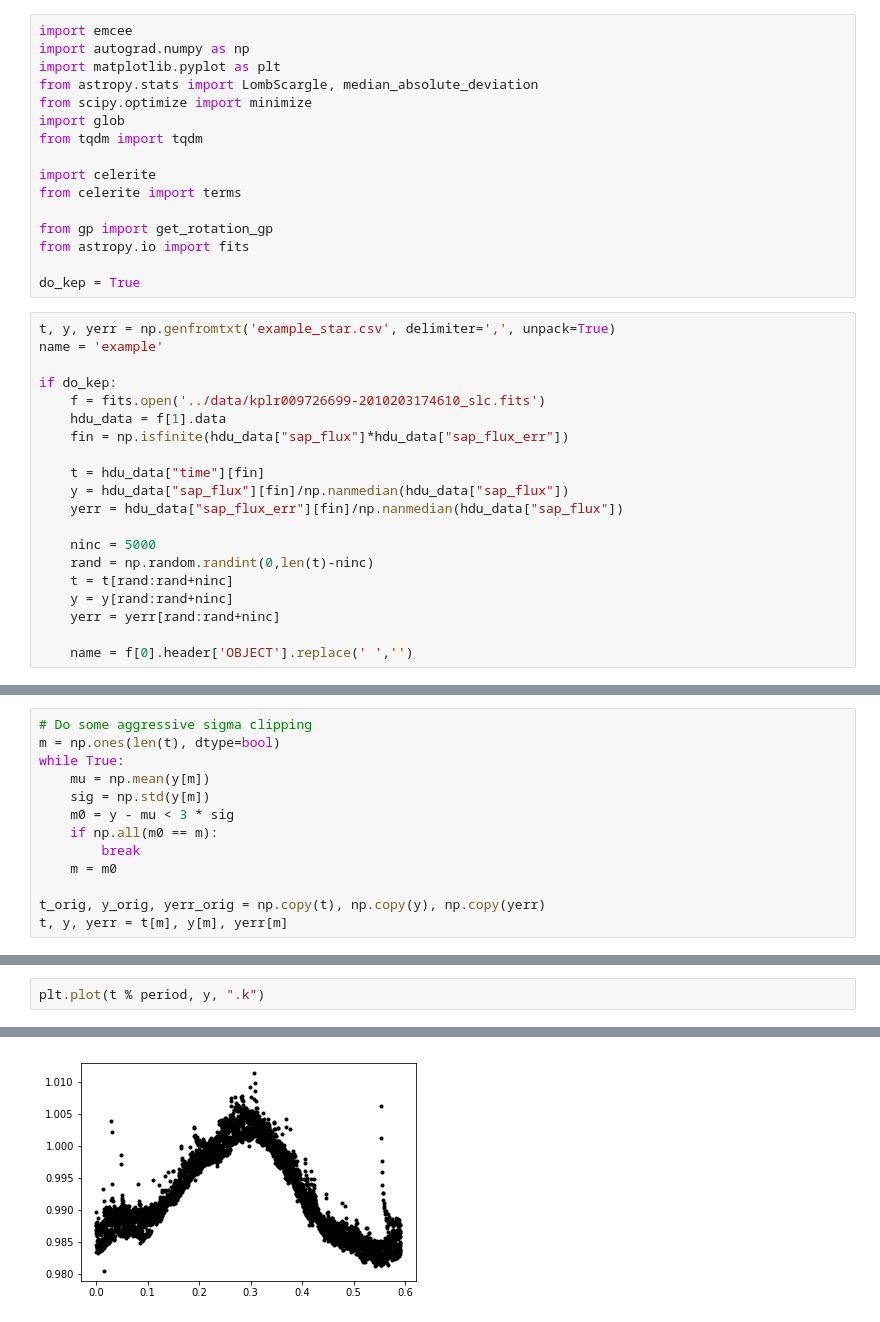
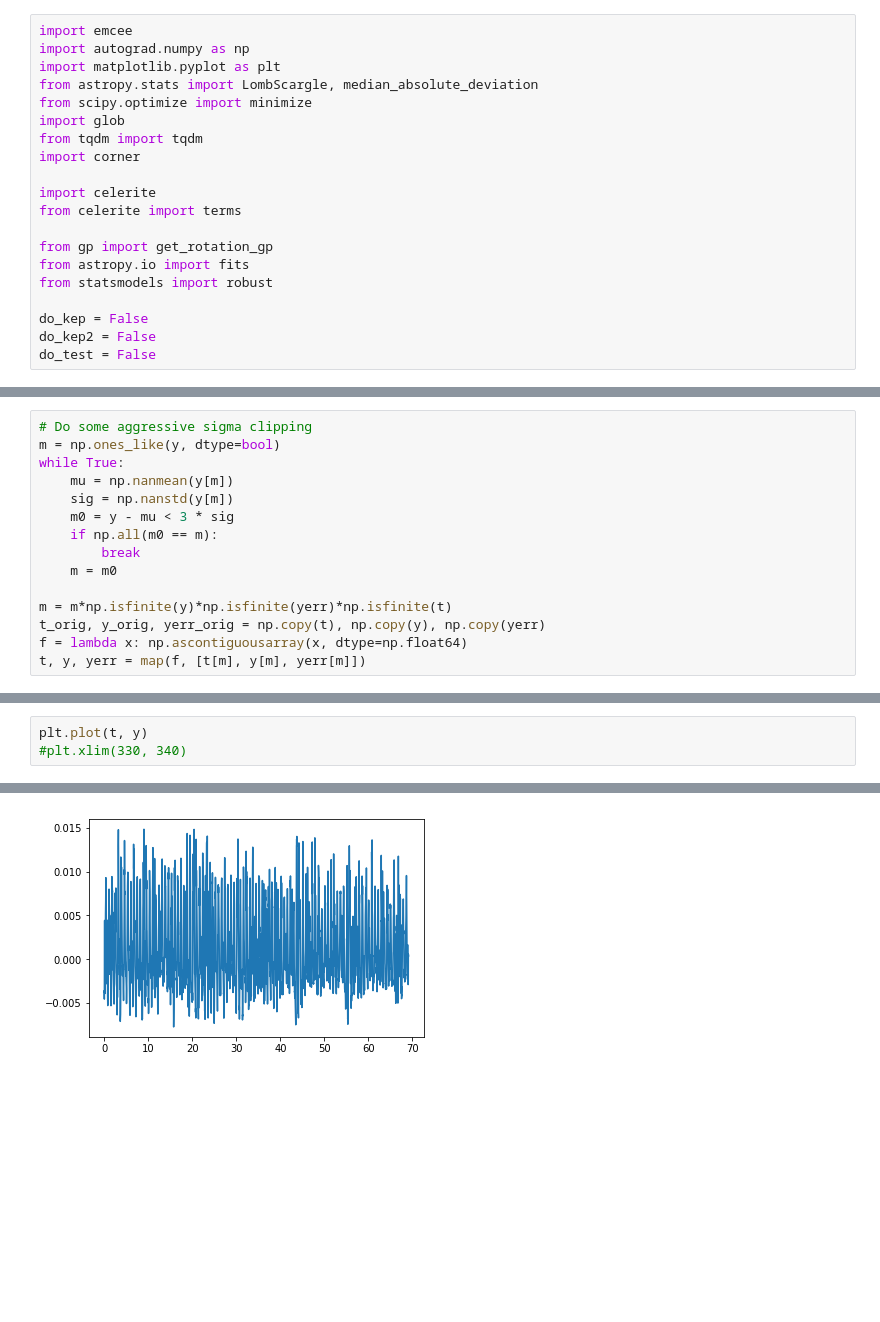
Before and after one commit to ernewton/flareninja, a Jupyter notebook: gpmodel/toms_gp_example.ipynb, the cells around one changed output, grey strips where cells are left out. Saved outputs shown, nothing was run; the diff lists cells and outputs as text; blank space fills up the shorter version.

```diff
--- a/gpmodel/toms_gp_example.ipynb
+++ b/gpmodel/toms_gp_example.ipynb
@@ -8,31 +14,15 @@ from astropy.stats import LombScargle, median_absolute_deviation
 from scipy.optimize import minimize
 import glob
 from tqdm import tqdm
+import corner
 
 import celerite
 from celerite import terms
 
 from gp import get_rotation_gp
 from astropy.io import fits
+from statsmodels import robust
 
-do_kep = True
+do_kep = False
+do_kep2 = False
+do_test = False
-# %%
-t, y, yerr = np.genfromtxt('example_star.csv', delimiter=',', unpack=True)
-name = 'example'
-
-if do_kep:
-    f = fits.open('../data/kplr009726699-2010203174610_slc.fits')
-    hdu_data = f[1].data
-    fin = np.isfinite(hdu_data["sap_flux"]*hdu_data["sap_flux_err"])
-
-    t = hdu_data["time"][fin]
-    y = hdu_data["sap_flux"][fin]/np.nanmedian(hdu_data["sap_flux"])
-    yerr = hdu_data["sap_flux_err"][fin]/np.nanmedian(hdu_data["sap_flux"])
-
-    ninc = 5000
-    rand = np.random.randint(0,len(t)-ninc)
-    t = t[rand:rand+ninc]
-    y = y[rand:rand+ninc]
-    yerr = yerr[rand:rand+ninc]
-
-    name = f[0].header['OBJECT'].replace(' ','')
@@ -39,13 +84,15 @@ if do_kep:
 # %%
 # Do some aggressive sigma clipping
-m = np.ones(len(t), dtype=bool)
+m = np.ones_like(y, dtype=bool)
 while True:
-    mu = np.mean(y[m])
-    sig = np.std(y[m])
+    mu = np.nanmean(y[m])
+    sig = np.nanstd(y[m])
     m0 = y - mu < 3 * sig
     if np.all(m0 == m):
         break
     m = m0
 
+m = m*np.isfinite(y)*np.isfinite(yerr)*np.isfinite(t)
 t_orig, y_orig, yerr_orig = np.copy(t), np.copy(y), np.copy(yerr)
-t, y, yerr = t[m], y[m], yerr[m]
+f = lambda x: np.ascontiguousarray(x, dtype=np.float64)
+t, y, yerr = map(f, [t[m], y[m], yerr[m]])
@@ -69,6 +131,7 @@ plt.yscale("log")
 # %%
-plt.plot(t % period, y, ".k")
+plt.plot(t, y)
+#plt.xlim(330, 340)
 # %% [output]
 [<matplotlib.lines.Line2D at 0x...>]
-[figure, old version]
+[figure, new version]
 # %%
```
Also changed, not shown: parts of 23 cells of this notebook, 3 other files.
